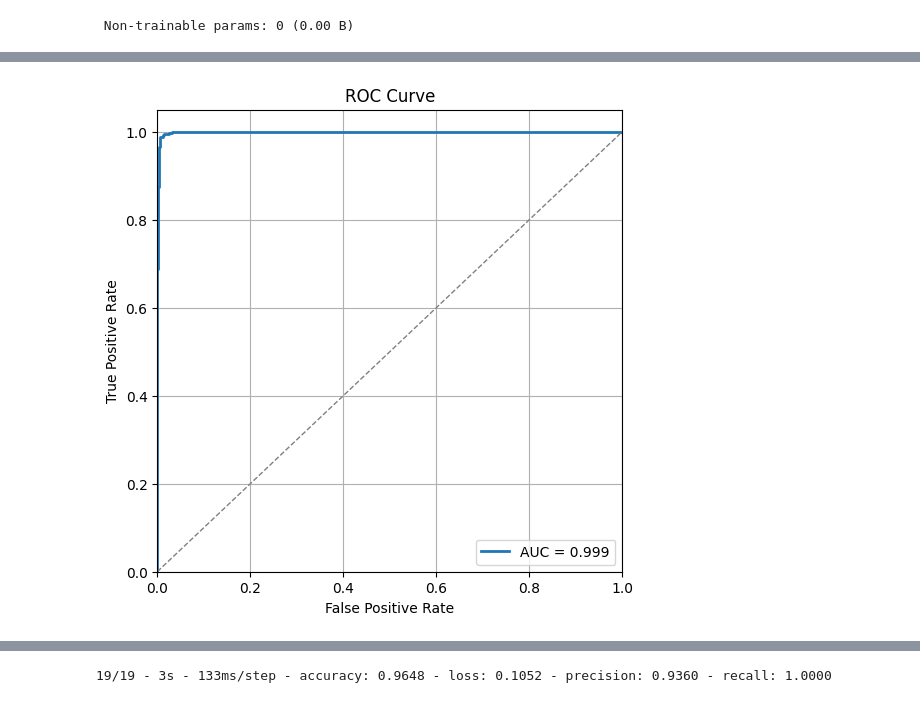
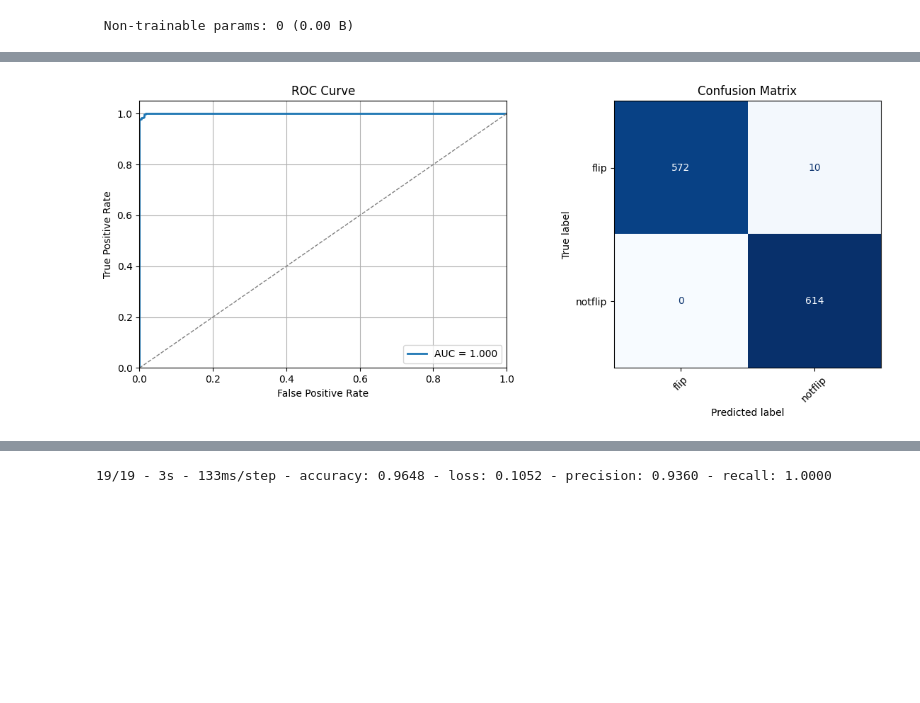
Before and after one commit to arvinfatemi/QAz5YPD3BIEbZXAx, a Jupyter notebook: monreader.ipynb, the cells around one changed output, grey strips where cells are left out. Saved outputs shown, nothing was run; the diff lists cells and outputs as text; code cells hidden in the pictures; blank space fills up the shorter version.

```diff
--- a/monreader.ipynb
+++ b/monreader.ipynb
@@ -287,29 +286,49 @@ Epoch 15/15
 # %%
-from sklearn.metrics import roc_curve, auc
+import numpy as np
+import matplotlib.pyplot as plt
+from sklearn.metrics import roc_curve, auc, confusion_matrix, ConfusionMatrixDisplay
 
+# 1) Gather true labels and model scores as before
 y_true = []
 y_score = []
-
 for images, labels in val_ds:              # or test_ds
     probs = cnn.predict(images).ravel()    # shape (batch,) after sigmoid
     y_true.extend(labels.numpy())
     y_score.extend(probs)
-
-y_true = np.array(y_true)
+y_true  = np.array(y_true)
 y_score = np.array(y_score)
 
-fpr, tpr, thresholds = roc_curve(y_true, y_score)
-roc_auc = auc(fpr, tpr)
+# 2) Compute ROC curve + AUC
+fpr, tpr, _   = roc_curve(y_true, y_score)
+roc_auc       = auc(fpr, tpr)
 
-plt.figure(figsize=(6,6))
-plt.plot(fpr, tpr, lw=2, label=f"AUC = {roc_auc:.3f}")
-plt.plot([0,1], [0,1], linestyle="--", color="gray", lw=1)  # random-guess line
-plt.xlim([0.0, 1.0])
-plt.ylim([0.0, 1.05])
-plt.xlabel("False Positive Rate")
-plt.ylabel("True Positive Rate")
-plt.title("ROC Curve")
-plt.legend(loc="lower right")
-plt.grid(True)
+# 3) Compute binary predictions at threshold=0.5
+y_pred = (y_score >= 0.5).astype(int)
+
+# 4) Compute confusion matrix
+cm = confusion_matrix(y_true, y_pred)
+disp = ConfusionMatrixDisplay(cm, display_labels=class_names)
+
+# 5) Plot both
+fig, (ax_roc, ax_cm) = plt.subplots(1, 2, figsize=(12, 5))
+
+# ROC plot
+ax_roc.plot(fpr, tpr, lw=2, label=f"AUC = {roc_auc:.3f}")
+ax_roc.plot([0, 1], [0, 1], linestyle="--", color="gray", lw=1)
+ax_roc.set_xlim([0.0, 1.0])
+ax_roc.set_ylim([0.0, 1.05])
+ax_roc.set_xlabel("False Positive Rate")
+ax_roc.set_ylabel("True Positive Rate")
+ax_roc.set_title("ROC Curve")
+ax_roc.legend(loc="lower right")
+ax_roc.grid(True)
+
+# Confusion matrix plot
+disp.plot(ax=ax_cm, cmap=plt.cm.Blues, values_format='d', colorbar=False)
+ax_cm.set_title("Confusion Matrix")
+ax_cm.set_xticklabels(class_names, rotation=45)
+ax_cm.set_yticklabels(class_names)
+
+plt.tight_layout()
 plt.show()
 # %% [output]
@@ -333 +352 @@ plt.show()
-[figure, old version]
+[figure, new version]
```
Also changed, not shown: parts of 5 cells of this notebook.
